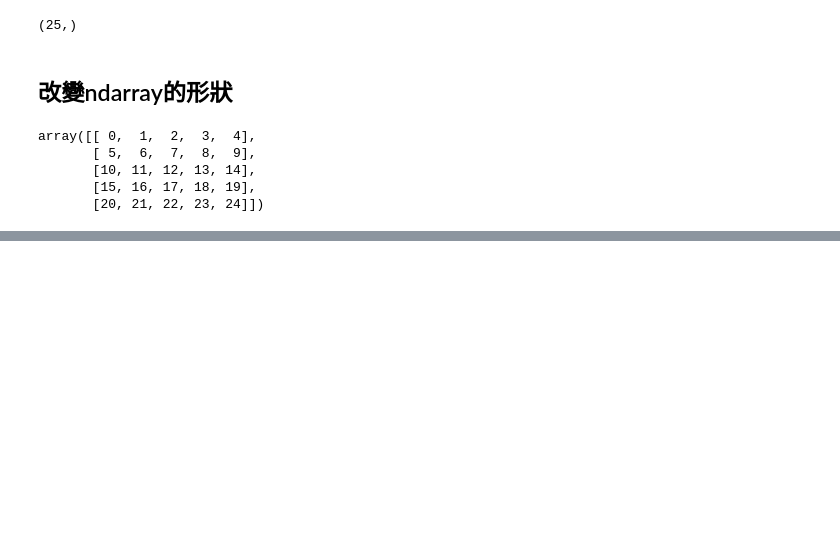
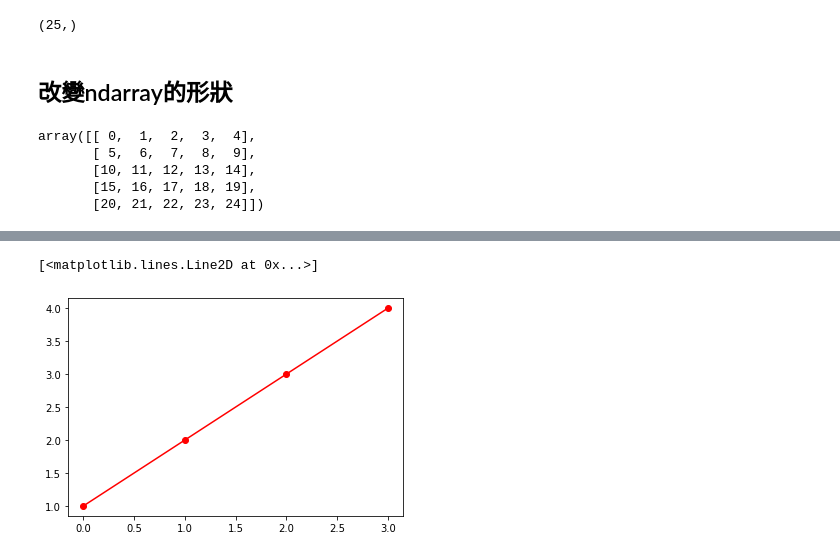
Before and after one commit to AlvisSu/20220702-python-lesson, a Jupyter notebook: 20220723.ipynb, the cells around one changed output, grey strips where cells are left out. Saved outputs shown, nothing was run; the diff lists cells and outputs as text; code cells hidden in the pictures; blank space fills up the shorter version.

```diff
--- a/20220723.ipynb
+++ b/20220723.ipynb
@@ -64,0 +180,5 @@ data = data.reshape(5,5)
+# %%
+plt.plot(x, "ro-")
+# %% [output]
+[<matplotlib.lines.Line2D at 0x...>]
+[figure, added]
```
Also changed, not shown: parts of 63 cells of this notebook.
